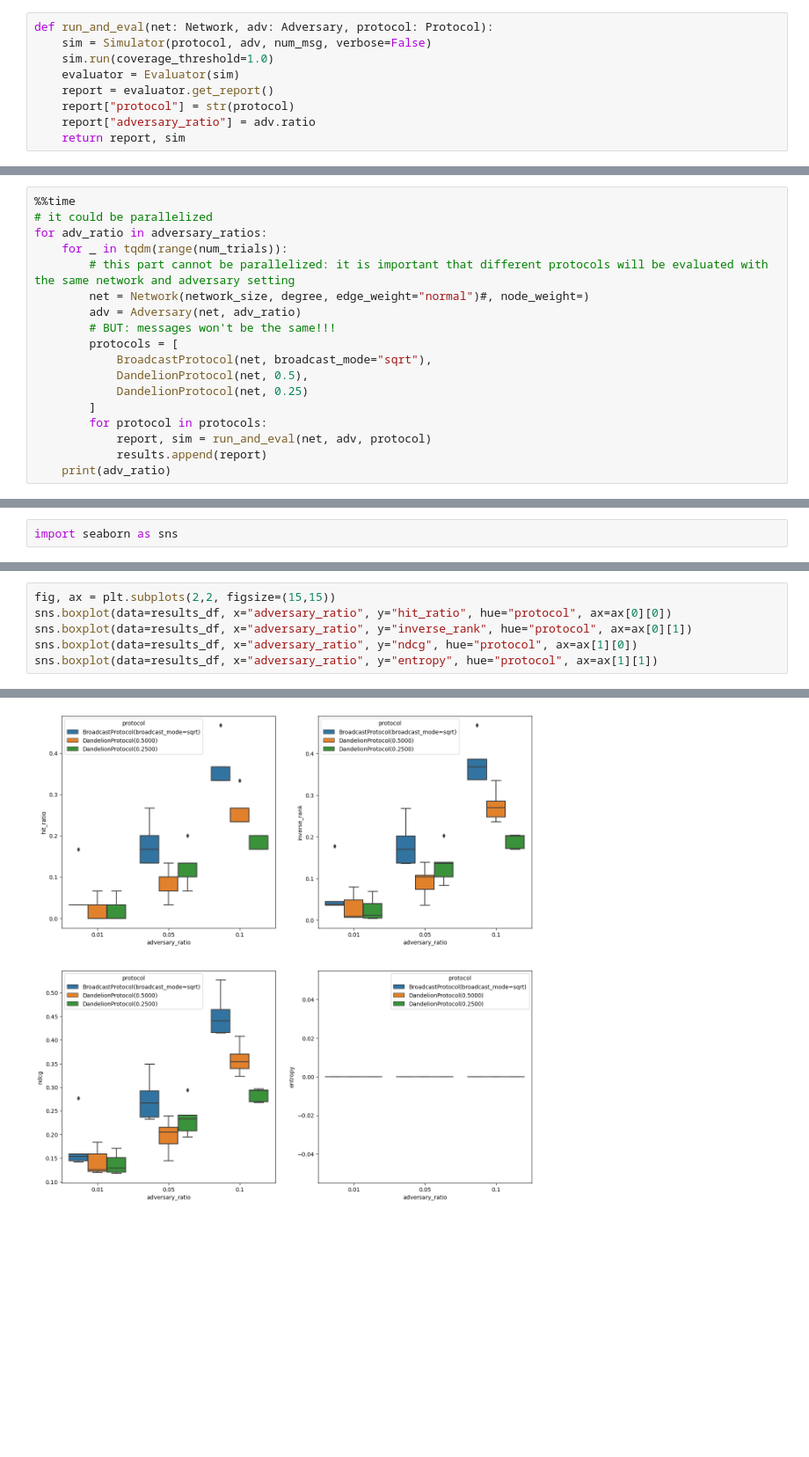
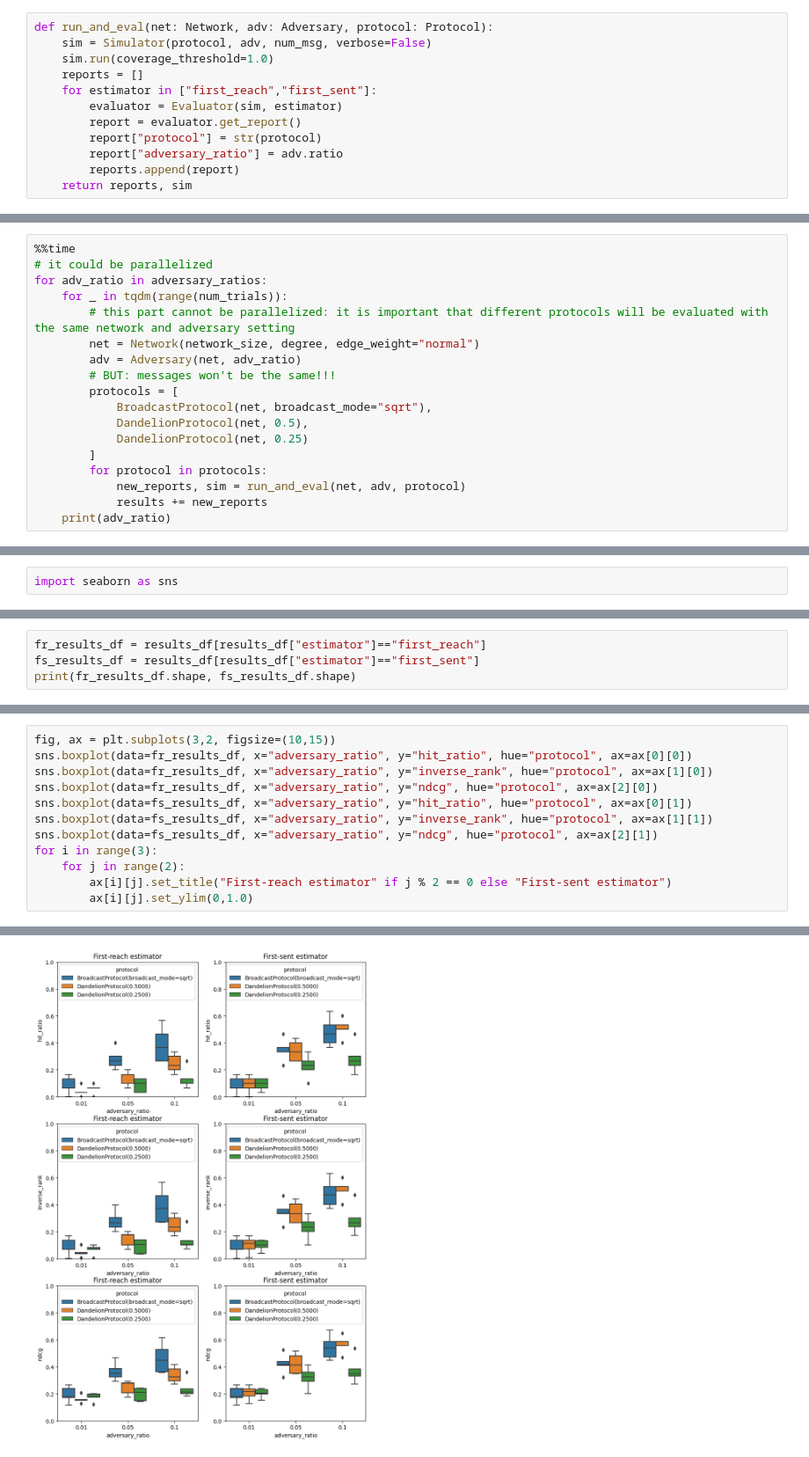
Before and after one commit to ferencberes/ethp2psim, a Jupyter notebook: Experimental.ipynb, the cells around one changed output, grey strips where cells are left out. Shown at 88% size. Drawn from its saved outputs; the diff is of its cells as text; blank space fills up the shorter version.

Commit message:
first sent estimator implemented

```diff
--- a/Experimental.ipynb
+++ b/Experimental.ipynb
@@ -64,11 +64,14 @@ from tqdm.notebook import tqdm
 def run_and_eval(net: Network, adv: Adversary, protocol: Protocol):
     sim = Simulator(protocol, adv, num_msg, verbose=False)
     sim.run(coverage_threshold=1.0)
-    evaluator = Evaluator(sim)
-    report = evaluator.get_report()
-    report["protocol"] = str(protocol)
-    report["adversary_ratio"] = adv.ratio
-    return report, sim
+    reports = []
+    for estimator in ["first_reach","first_sent"]:
+        evaluator = Evaluator(sim, estimator)
+        report = evaluator.get_report()
+        report["protocol"] = str(protocol)
+        report["adversary_ratio"] = adv.ratio
+        reports.append(report)
+    return reports, sim
 # %% [markdown]
 ### Simulation running time notes:
 - became twice as slower.... :( after not sending event to node who has already boradcasted...
@@ -82,7 +85,7 @@ def run_and_eval(net: Network, adv: Adversary, protocol: Protocol):
 for adv_ratio in adversary_ratios:
     for _ in tqdm(range(num_trials)):
         # this part cannot be parallelized: it is important that different protocols will be evaluated with the same network and adversary setting
-        net = Network(network_size, degree, edge_weight="normal")#, node_weight=)
+        net = Network(network_size, degree, edge_weight="normal")
         adv = Adversary(net, adv_ratio)
         # BUT: messages won't be the same!!!
         protocols = [
@@ -91,8 +94,8 @@ for adv_ratio in adversary_ratios:
             DandelionProtocol(net, 0.25)
         ]
         for protocol in protocols:
-            report, sim = run_and_eval(net, adv, protocol)
-            results.append(report)
+            new_reports, sim = run_and_eval(net, adv, protocol)
+            results += new_reports
     print(adv_ratio)
 # %% [output]
 0.01
@@ -114,0 +118,4 @@ results_df.head()
+# %%
+fr_results_df = results_df[results_df["estimator"]=="first_reach"]
+fs_results_df = results_df[results_df["estimator"]=="first_sent"]
+print(fr_results_df.shape, fs_results_df.shape)
@@ -117,7 +128,13 @@ results_df.head()
 # %%
-fig, ax = plt.subplots(2,2, figsize=(15,15))
-sns.boxplot(data=results_df, x="adversary_ratio", y="hit_ratio", hue="protocol", ax=ax[0][0])
-sns.boxplot(data=results_df, x="adversary_ratio", y="inverse_rank", hue="protocol", ax=ax[0][1])
-sns.boxplot(data=results_df, x="adversary_ratio", y="ndcg", hue="protocol", ax=ax[1][0])
-sns.boxplot(data=results_df, x="adversary_ratio", y="entropy", hue="protocol", ax=ax[1][1])
+fig, ax = plt.subplots(3,2, figsize=(10,15))
+sns.boxplot(data=fr_results_df, x="adversary_ratio", y="hit_ratio", hue="protocol", ax=ax[0][0])
+sns.boxplot(data=fr_results_df, x="adversary_ratio", y="inverse_rank", hue="protocol", ax=ax[1][0])
+sns.boxplot(data=fr_results_df, x="adversary_ratio", y="ndcg", hue="protocol", ax=ax[2][0])
+sns.boxplot(data=fs_results_df, x="adversary_ratio", y="hit_ratio", hue="protocol", ax=ax[0][1])
+sns.boxplot(data=fs_results_df, x="adversary_ratio", y="inverse_rank", hue="protocol", ax=ax[1][1])
+sns.boxplot(data=fs_results_df, x="adversary_ratio", y="ndcg", hue="protocol", ax=ax[2][1])
+for i in range(3):
+    for j in range(2):
+        ax[i][j].set_title("First-reach estimator" if j % 2 == 0 else "First-sent estimator")
+        ax[i][j].set_ylim(0,1.0)
 # %% [output]
@@ -125,2 +141,2 @@ sns.boxplot(data=results_df, x="adversary_ratio", y="entropy", hue="protocol", a
-[figure, old version]
+[figure, new version]
 # %% [markdown]
```
Also changed, not shown: parts of 12 cells of this notebook, 4 other files.
